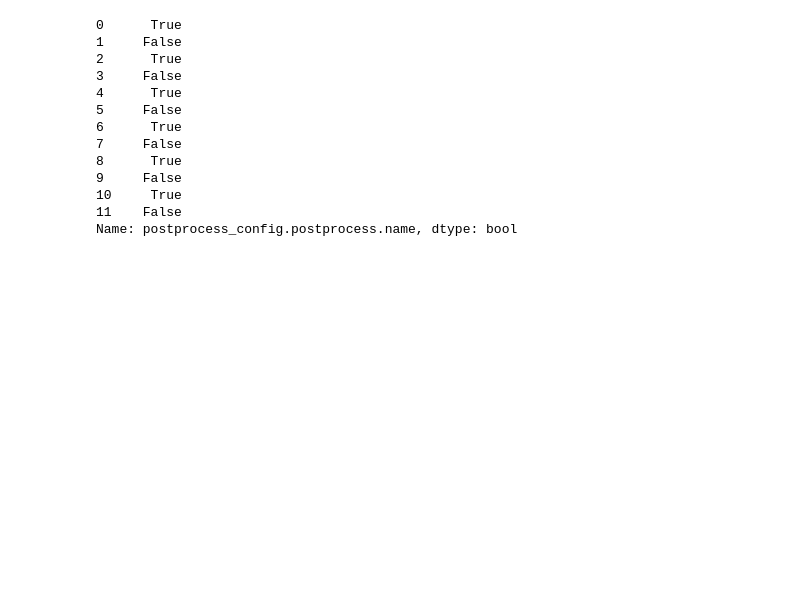
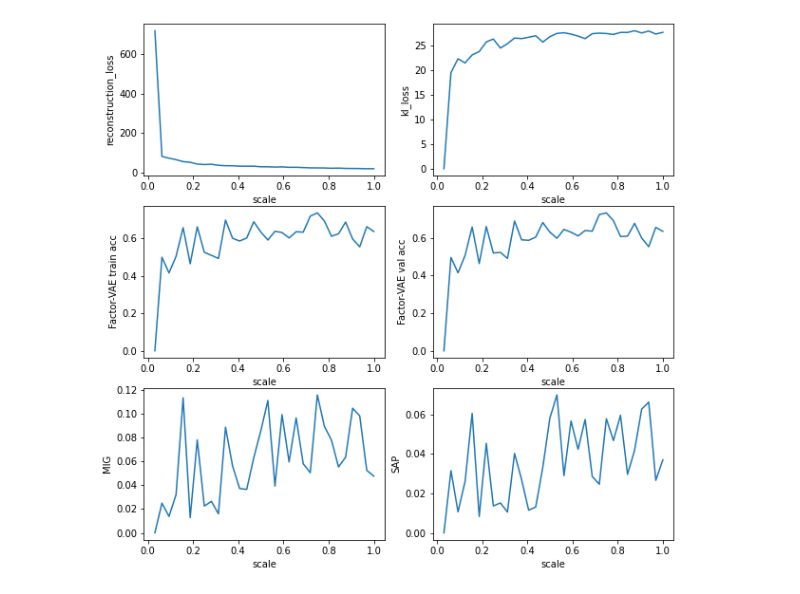
Before and after one commit to jasonmhwu/disentanglement_lib, a Jupyter notebook: notebooks/parse_results.ipynb, the cells around one changed output. Saved outputs shown, nothing was run; the diff lists cells and outputs as text; code cells hidden in the pictures; blank space fills up the shorter version.

```diff
--- a/notebooks/parse_results.ipynb
+++ b/notebooks/parse_results.ipynb
@@ -48,2 +35,21 @@ df_cleaned = df[X_var + Y_var][df['postprocess_config.postprocess.name'] == repr
 # %%
-df_cleaned.sort_values(X_var).reset_index()
+# df_cleaned[df_cleaned['evaluation_results.discrete_mig'].notna()].sort_values(X_var).reset_index().head(50)
+def plot_metric_against_scale(df, column_names, map_column_names_to_ylabels, beta_values):
+    """for each column in column_names, create a subfigure against scale"""
+    fig_row_length = (len(column_names) + 1) // 2
+    fig, axs = plt.subplots(fig_row_length, 2, figsize=(10, 10))
+    for subplot_idx, col in enumerate(column_names):
+        ax = axs[subplot_idx // 2, subplot_idx % 2]
+        for beta in beta_values:
+            df_cleaned = df[
+                (df['postprocess_config.postprocess.name'] == "'mean'")
+                & (df['train_config.vae.beta'] == beta)
+                & (df[col].notna())
+            ].sort_values('train_config.deconv_decoder.num_parameters_scale')
+            ax.plot(
+                df_cleaned['train_config.deconv_decoder.num_parameters_scale'],
+                df_cleaned[col]
+            )
+        ax.set_ylabel(map_column_names_to_ylabels[col])
+        ax.set_xlabel('scale')
+    axs[0, 0].legend(beta_values)
@@ -68,16 +76,20 @@ df_cleaned.sort_values(X_var).reset_index()
 # %%
-df['postprocess_config.postprocess.name'] == "'sampled'"
+column_names = [
+    'train_results.reconstruction_loss',
+    'train_results.kl_loss',
+    'evaluation_results.train_accuracy', # factor-VAE
+    'evaluation_results.eval_accuracy', # factor-VAE
+    'evaluation_results.discrete_mig', # MIG
+    'evaluation_results.SAP_score', # SAP
+]
+map_column_names_to_ylabels = {
+    'train_results.reconstruction_loss': 'reconstruction_loss',
+    'train_results.kl_loss': 'kl_loss',
+    'evaluation_results.train_accuracy': 'Factor-VAE train acc', # factor-VAE
+    'evaluation_results.eval_accuracy': 'Factor-VAE val acc', # factor-VAE
+    'evaluation_results.discrete_mig': 'MIG', # MIG
+    'evaluation_results.SAP_score': 'SAP', # SAP
+}
+plot_metric_against_scale(df, column_names, map_column_names_to_ylabels, beta_value=1)
 # %% [output]
-0      True
-1     False
-2      True
-3     False
-4      True
-5     False
-6      True
-7     False
-8      True
-9     False
-10     True
-11    False
-Name: postprocess_config.postprocess.name, dtype: bool
+[figure, added]
```
Also changed, not shown: parts of 8 cells of this notebook, 15 other files.
